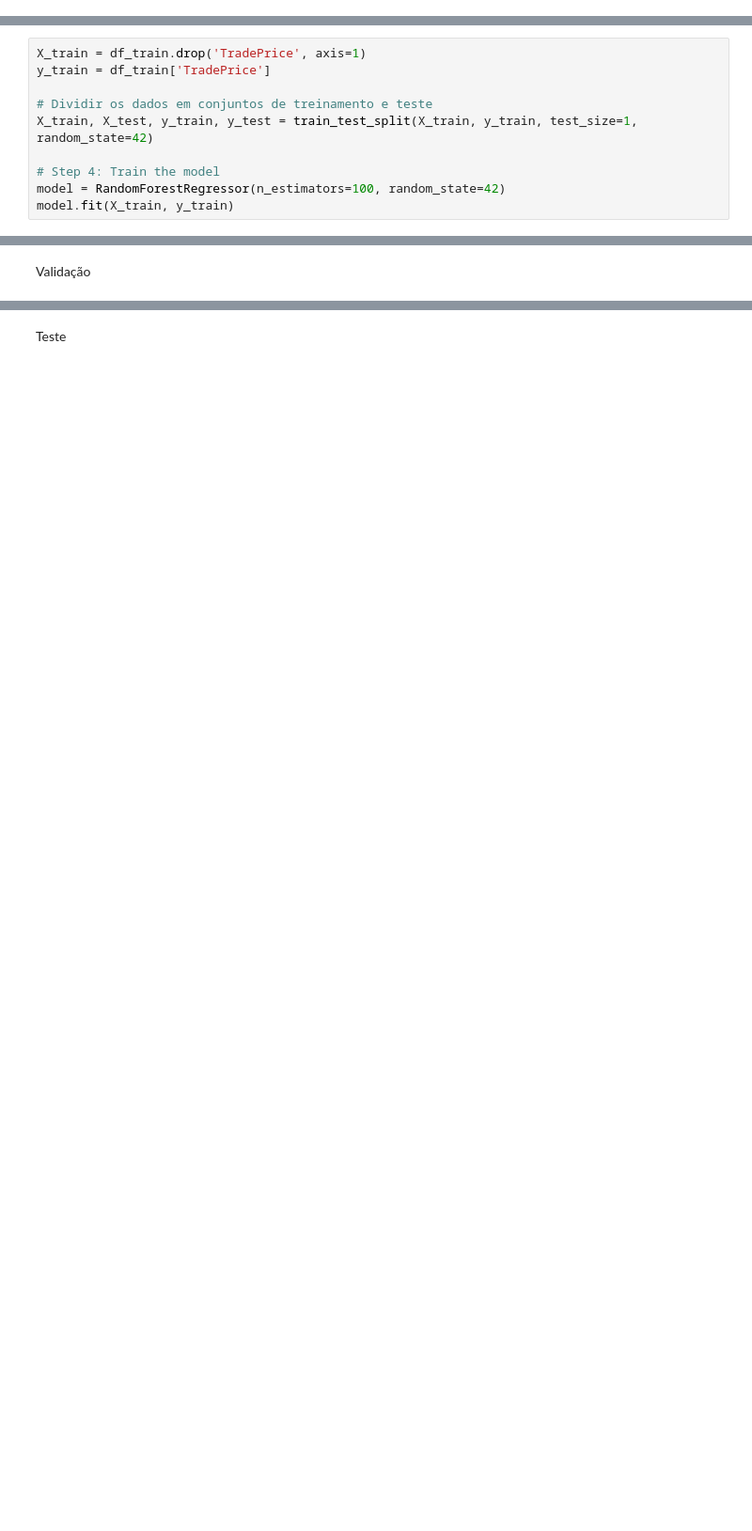
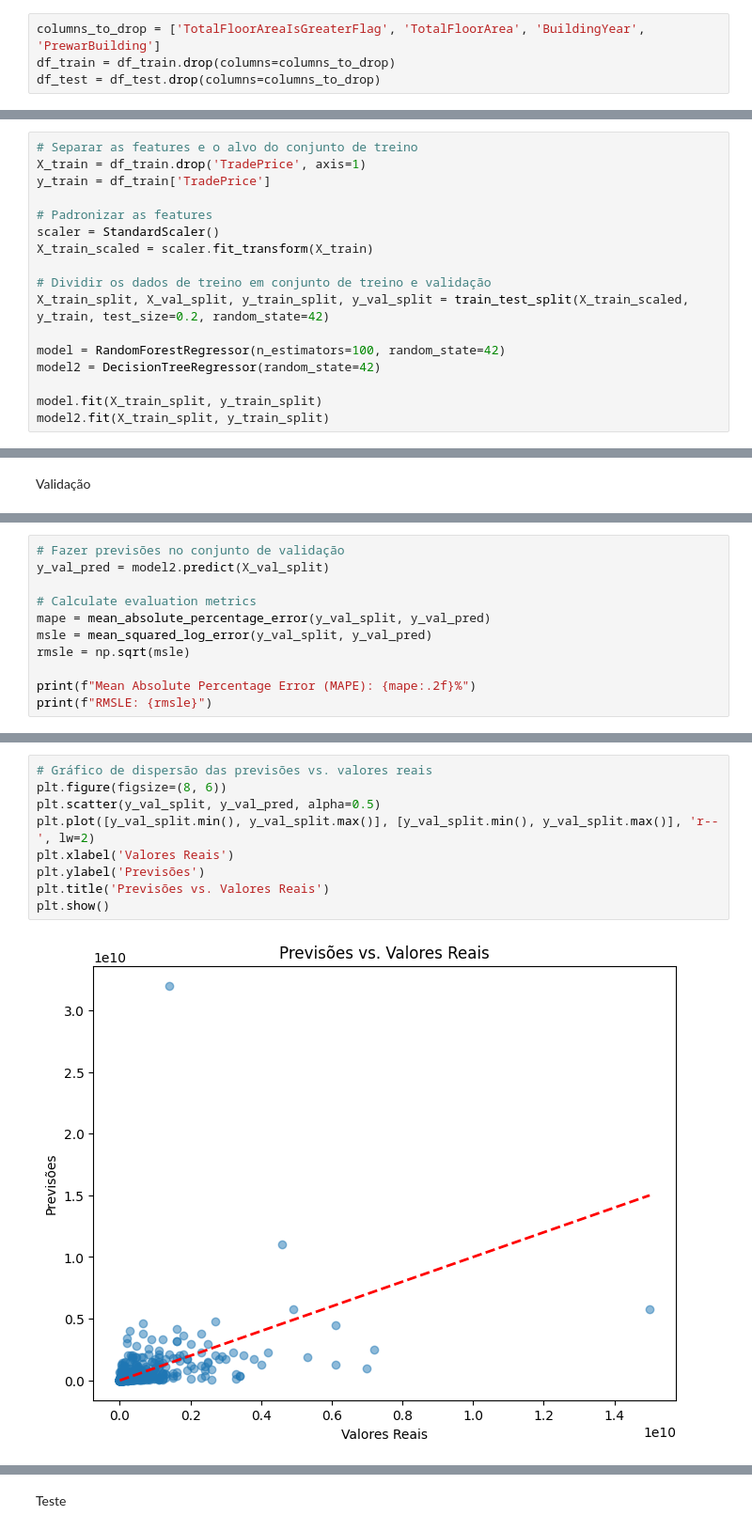
Before and after one commit to ar1vit0r/paipe, a Jupyter notebook: Paipe_Supervised_learning.ipynb, the cells around one changed output, grey strips where cells are left out. Shown at 94% size. Cells and saved outputs as stored; diff of their text form; blank space fills up the shorter version.

```diff
--- a/Paipe_Supervised_learning.ipynb
+++ b/Paipe_Supervised_learning.ipynb
@@ -665,3 +315,7 @@ Remover variaveis altamente correlacionadas a fim de evitar multicolinearidade
+# %%
+columns_to_drop = ['TotalFloorAreaIsGreaterFlag', 'TotalFloorArea', 'BuildingYear', 'PrewarBuilding']
+df_train = df_train.drop(columns=columns_to_drop)
+df_test = df_test.drop(columns=columns_to_drop)
 # %% [markdown]
 Insight 1: Distribuição dos Preços dos Imóveis
 
@@ -726,11 +386,18 @@ Treinamento
 # %%
+# Separar as features e o alvo do conjunto de treino
 X_train = df_train.drop('TradePrice', axis=1)
 y_train = df_train['TradePrice']
 
-# Dividir os dados em conjuntos de treinamento e teste
-X_train, X_test, y_train, y_test = train_test_split(X_train, y_train, test_size=1, random_state=42)
+# Padronizar as features
+scaler = StandardScaler()
+X_train_scaled = scaler.fit_transform(X_train)
 
-# Step 4: Train the model
+# Dividir os dados de treino em conjunto de treino e validação
+X_train_split, X_val_split, y_train_split, y_val_split = train_test_split(X_train_scaled, y_train, test_size=0.2, random_state=42)
+
 model = RandomForestRegressor(n_estimators=100, random_state=42)
-model.fit(X_train, y_train)
+model2 = DecisionTreeRegressor(random_state=42)
+
+model.fit(X_train_split, y_train_split)
+model2.fit(X_train_split, y_train_split)
 # %% [output]
@@ -753,0 +425,11 @@ RMSLE: 0.0
+# %%
+# Fazer previsões no conjunto de validação
+y_val_pred = model2.predict(X_val_split)
+
+# Calculate evaluation metrics
+mape = mean_absolute_percentage_error(y_val_split, y_val_pred)
+msle = mean_squared_log_error(y_val_split, y_val_pred)
+rmsle = np.sqrt(msle)
+
+print(f"Mean Absolute Percentage Error (MAPE): {mape:.2f}%")
+print(f"RMSLE: {rmsle}")
@@ -753,0 +444,11 @@ RMSLE: 0.0
+# %%
+# Gráfico de dispersão das previsões vs. valores reais
+plt.figure(figsize=(8, 6))
+plt.scatter(y_val_split, y_val_pred, alpha=0.5)
+plt.plot([y_val_split.min(), y_val_split.max()], [y_val_split.min(), y_val_split.max()], 'r--', lw=2)
+plt.xlabel('Valores Reais')
+plt.ylabel('Previsões')
+plt.title('Previsões vs. Valores Reais')
+plt.show()
+# %% [output]
+[figure, added]
```
Also changed, not shown: parts of 60 cells of this notebook.
